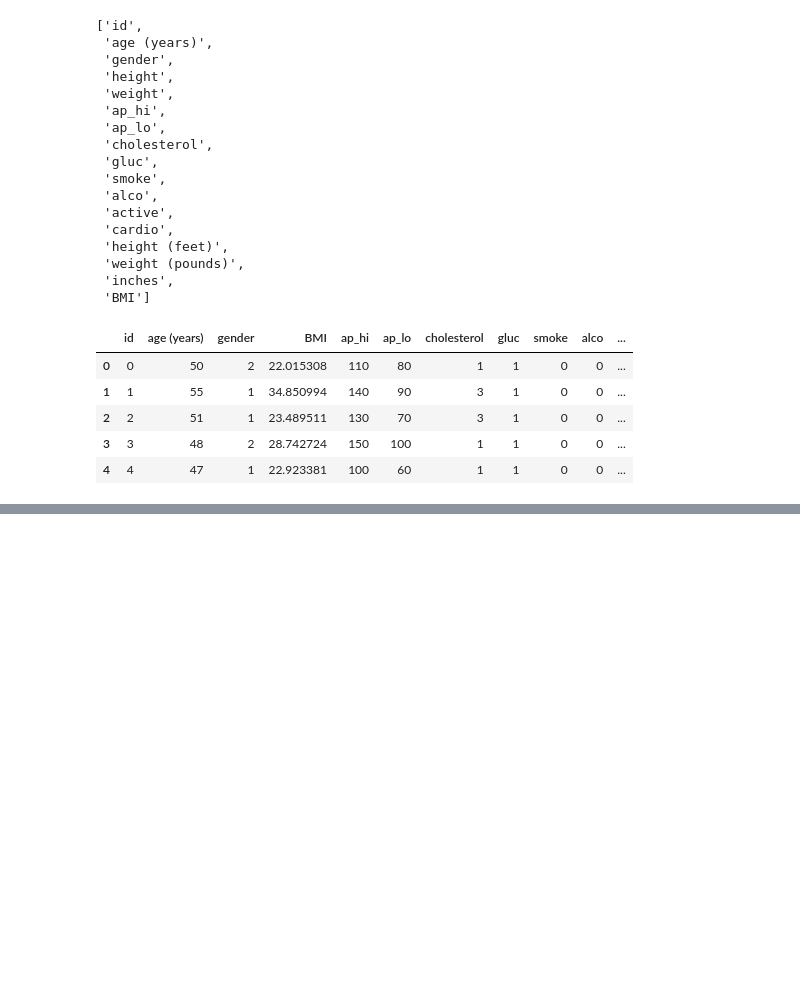
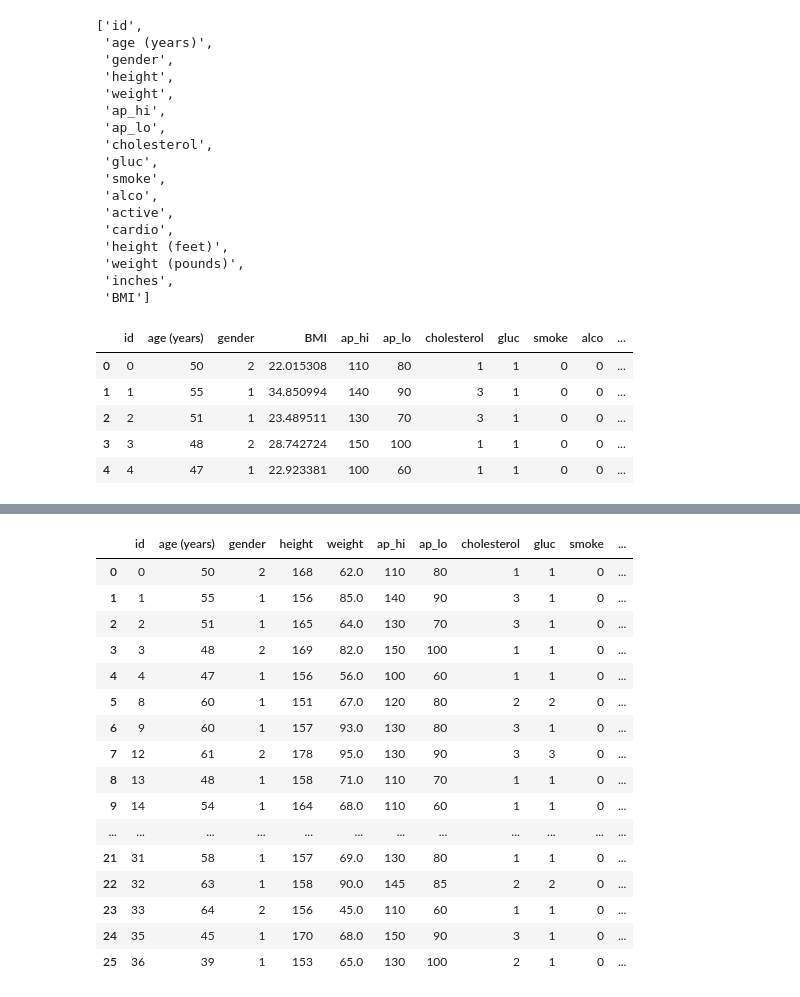
Before and after one commit to JGILINGER7/heart_disease_risk, a Jupyter notebook: Jacob/data_cleaning.ipynb, the cells around one changed output, grey strips where cells are left out. Cells and saved outputs as stored; diff of their text form; code cells hidden in the pictures; blank space fills up the shorter version.

```diff
--- a/Jacob/data_cleaning.ipynb
+++ b/Jacob/data_cleaning.ipynb
@@ -259,0 +261,3 @@ heart_df.groupby('gender')[["age (years)", "weight (pounds)", "height (feet)"]].
+# %%
+heart_df_cleaned = heart_df.loc[(heart_df["ap_hi"]>=90) & (heart_df["ap_lo"]>=60) & (heart_df["ap_hi"]<200) & (heart_df["ap_lo"]< 130) ]
+heart_df_cleaned.head()
@@ -259,0 +273,23 @@ heart_df.groupby('gender')[["age (years)", "weight (pounds)", "height (feet)"]].
+# %%
+heart_cleaner_df = heart_df_cleaned [(heart_df_cleaned['gender']==2) & (heart_df_cleaned['weight (pounds)']>=95) & (heart_df_cleaned['weight (pounds)'] <=242.5)& (heart_df_cleaned['height (feet)']>=4.9) & (heart_df_cleaned['height (feet)']<=6.235)
+|(heart_df_cleaned['gender']==1) & (heart_df_cleaned['weight (pounds)']>=83.5) & (heart_df_cleaned['weight (pounds)'] <=231.5)& (heart_df_cleaned['height (feet)']>=4.7) & (heart_df_cleaned['height (feet)']<=5.9)]
+
+heart_cleaner_df.head(25)
+# %% [output]
+|  | id | age (years) | gender | height | weight | ap_hi | ap_lo | cholesterol | gluc | smoke | ... |
+| 0 | 0 | 50 | 2 | 168 | 62.0 | 110 | 80 | 1 | 1 | 0 | ... |
+| 1 | 1 | 55 | 1 | 156 | 85.0 | 140 | 90 | 3 | 1 | 0 | ... |
+| 2 | 2 | 51 | 1 | 165 | 64.0 | 130 | 70 | 3 | 1 | 0 | ... |
+| 3 | 3 | 48 | 2 | 169 | 82.0 | 150 | 100 | 1 | 1 | 0 | ... |
+| 4 | 4 | 47 | 1 | 156 | 56.0 | 100 | 60 | 1 | 1 | 0 | ... |
+| 5 | 8 | 60 | 1 | 151 | 67.0 | 120 | 80 | 2 | 2 | 0 | ... |
+| 6 | 9 | 60 | 1 | 157 | 93.0 | 130 | 80 | 3 | 1 | 0 | ... |
+| 7 | 12 | 61 | 2 | 178 | 95.0 | 130 | 90 | 3 | 3 | 0 | ... |
+| 8 | 13 | 48 | 1 | 158 | 71.0 | 110 | 70 | 1 | 1 | 0 | ... |
+| 9 | 14 | 54 | 1 | 164 | 68.0 | 110 | 60 | 1 | 1 | 0 | ... |
+| ... | ... | ... | ... | ... | ... | ... | ... | ... | ... | ... | ... |
+| 21 | 31 | 58 | 1 | 157 | 69.0 | 130 | 80 | 1 | 1 | 0 | ... |
+| 22 | 32 | 63 | 1 | 158 | 90.0 | 145 | 85 | 2 | 2 | 0 | ... |
+| 23 | 33 | 64 | 2 | 156 | 45.0 | 110 | 60 | 1 | 1 | 0 | ... |
+| 24 | 35 | 45 | 1 | 170 | 68.0 | 150 | 90 | 3 | 1 | 0 | ... |
+| 25 | 36 | 39 | 1 | 153 | 65.0 | 130 | 100 | 2 | 1 | 0 | ... |
```
Also changed, not shown: parts of 7 cells of this notebook, 2 other files.
